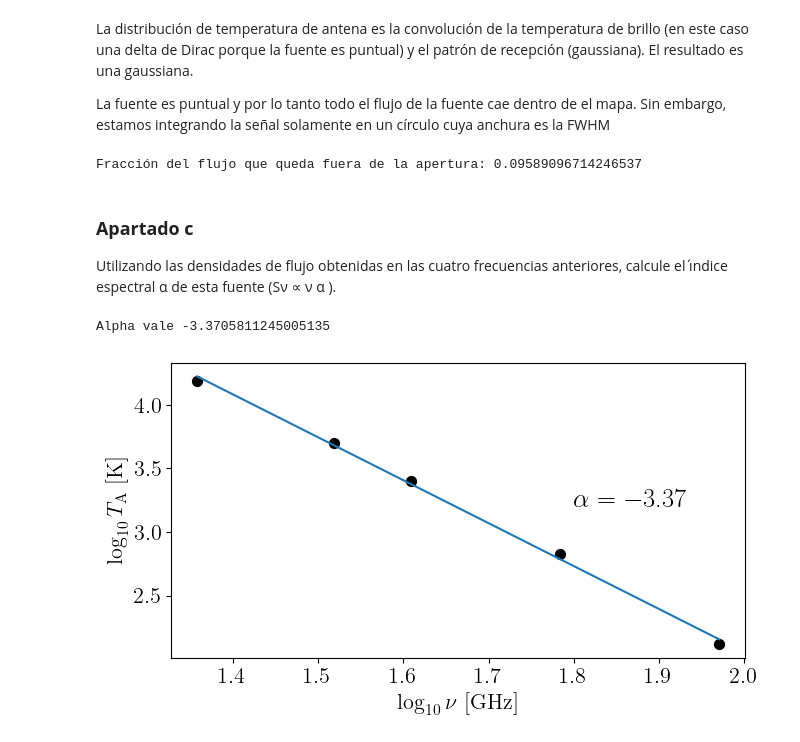
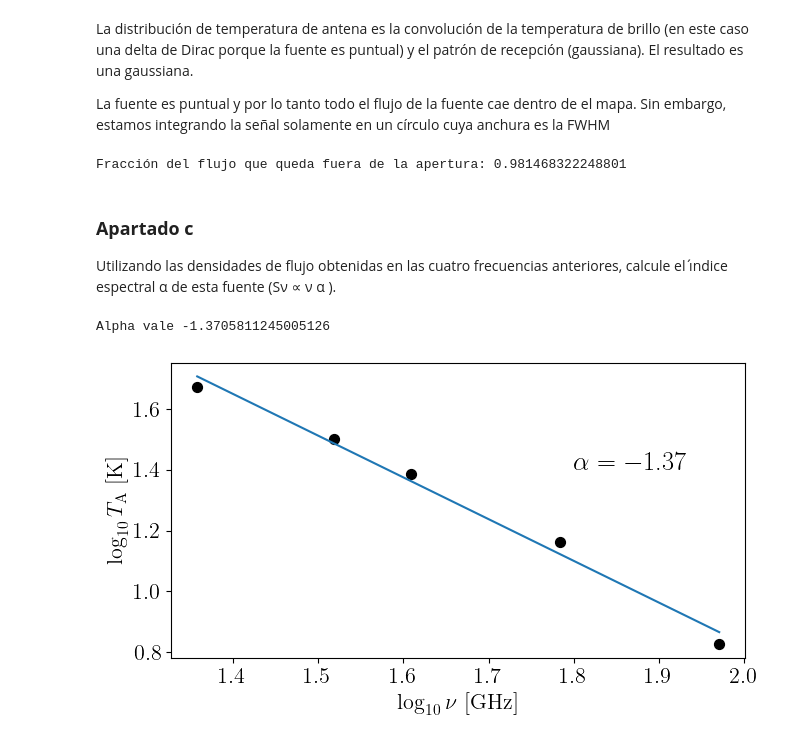
Before and after one commit to aceronf/CygA-Photometry, a Jupyter notebook: problema_1.ipynb, the cells around one changed output. Cells and saved outputs as stored; diff of their text form; code cells hidden in the pictures.

```diff
--- a/problema_1.ipynb
+++ b/problema_1.ipynb
@@ -188,9 +180,10 @@ for i, (band, mapa) in enumerate(data_maps.items()):
     background = np.mean(mapa[mask_ring])
     data_maps_corr[band] = mapa - background
 
+    # Calculamos el ángulo sólido subtendido por cada pixel:
+    Omega = (scale**2).to(u.sr)
     # Calculamos el flujo total (temperatura de brillo total) de Cyg A en la banda:
-    data_Tb[band] = np.sum(data_maps_corr[band][mask_circle])
-    data_flux[band] = (2*k_B*data_freq[band]**2/c**2*data_Tb[band]).to(u.W/u.m**2/u.Hz)
+    data_flux[band] = (2*k_B*data_freq[band]**2/c**2*np.sum(data_maps_corr[band][mask_circle])*Omega.value).to(u.W/u.m**2/u.Hz)
 
     # Dibujamos el mapa corregido en el plot correspondiente:
     cax_corr = ax_corr[i].imshow(data_maps_corr[band].value, origin = 'lower', cmap = "gray", vmin=0)
@@ -209,7 +202,7 @@ fig_corr.savefig(os.path.join(results_dir,"mapas_sin_fondo.pdf"))
 print(f"{'Banda':<5} {'Temperatura de Brillo':<30} {"Flujo":<30}")
 print("-" * 80)
 for band, temp in data_Tb.items():
-    print(f"{band:<5} {temp:<30} {data_flux[band]:<30}")
+    print(f"{band:<5} {temp.to(u.K):<30} {data_flux[band].to(u.Jy):<30}")
 # %% [output]
 Banda Temperatura de Brillo          Flujo
 --------------------------------------------------------------------------------
@@ -232,10 +225,10 @@ La fuente es puntual y por lo tanto todo el flujo de la fuente cae dentro de el
 # %%
 from scipy.special import erf
 
-fracción_dentro = erf(np.sqrt(2*np.log(2)))
-print(f"Fracción del flujo que queda fuera de la apertura: {1-fracción_dentro}")
+fracción_dentro = erf(2*np.sqrt(np.log(2)))
+print(f"Fracción del flujo que queda fuera de la apertura: {fracción_dentro}")
 # %% [output]
-Fracción del flujo que queda fuera de la apertura: 0.09589096714246537
+Fracción del flujo que queda fuera de la apertura: 0.981468322248801
 # %% [markdown]
  ### **Apartado c**
 Utilizando las densidades de flujo obtenidas en las cuatro frecuencias anteriores, calcule el ı́ndice
@@ -243,22 +236,22 @@ espectral α de esta fuente (Sν ∝ ν α ).
 # %%
 fig, ax = plt.subplots(figsize=(7,4))
 
 freqs = np.array([f.value for f in list(data_freq.values())])
-temperatures = np.array([t.value for t in list(data_Tb.values())])
+fluxes = np.array([t.to(u.Jy).value for t in list(data_flux.values())])
 
-ax.scatter(np.log10(freqs), np.log10(temperatures), color="black", s=50)
+ax.scatter(np.log10(freqs), np.log10(fluxes), color="black", s=50)
 ax.set_xlabel(r"$\log_{10}\nu$ [$\unit{\giga\hertz}$]")
 ax.set_ylabel(r"$\log_{10}T_\mathrm{A}$ [$\unit{\kelvin}$]")
 
-fit = np.polyfit(np.log10(freqs), np.log10(temperatures), 1)
+fit = np.polyfit(np.log10(freqs), np.log10(fluxes), 1)
 xx = np.linspace(np.min(np.log10(freqs)), np.max(np.log10(freqs)),)
 yy = np.polyval(fit, xx)
 ax.plot(xx,yy)
-ax.text(1.8,3.2, rf"$\alpha={fit[0]:.2f}$", fontsize=19, color="black")
+ax.text(1.8,1.4, rf"$\alpha={fit[0]:.2f}$", fontsize=19, color="black")
 fig.tight_layout()
 fig.savefig(os.path.join(results_dir,"indice_espectral.pdf"))
 
 print(rf"Alpha vale {fit[0]}")
 # %% [output]
-Alpha vale -3.3705811245005135
+Alpha vale -1.3705811245005126
-[figure, old version]
+[figure, new version]
```
Also changed, not shown: parts of 2 cells of this notebook, 4 other files.
